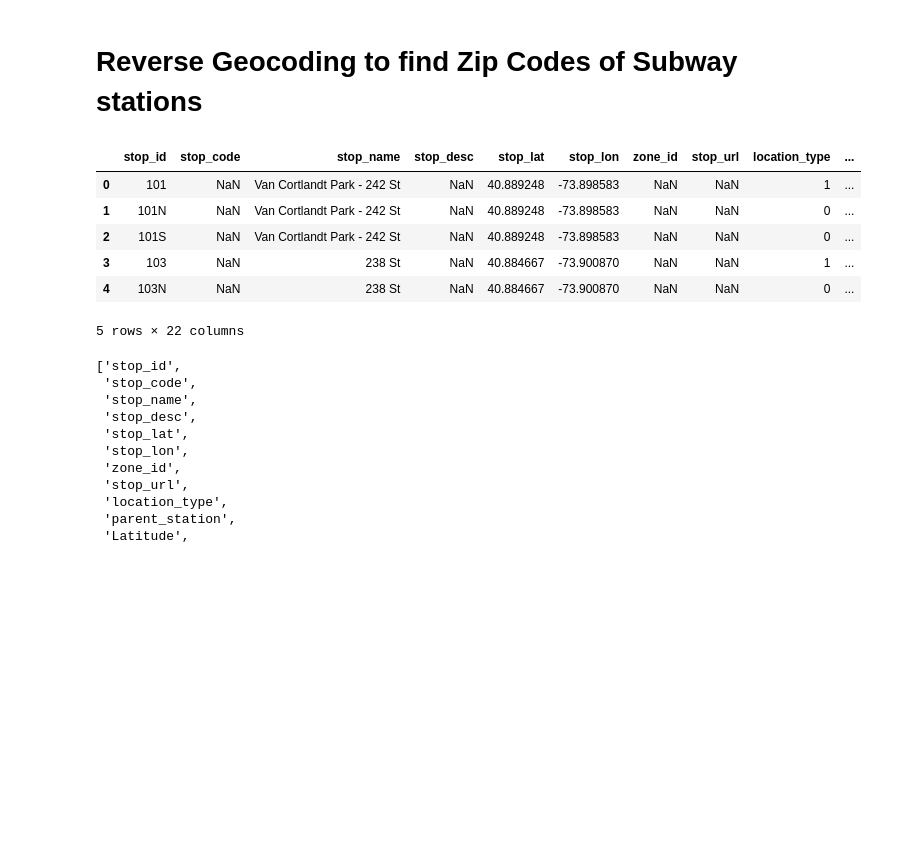
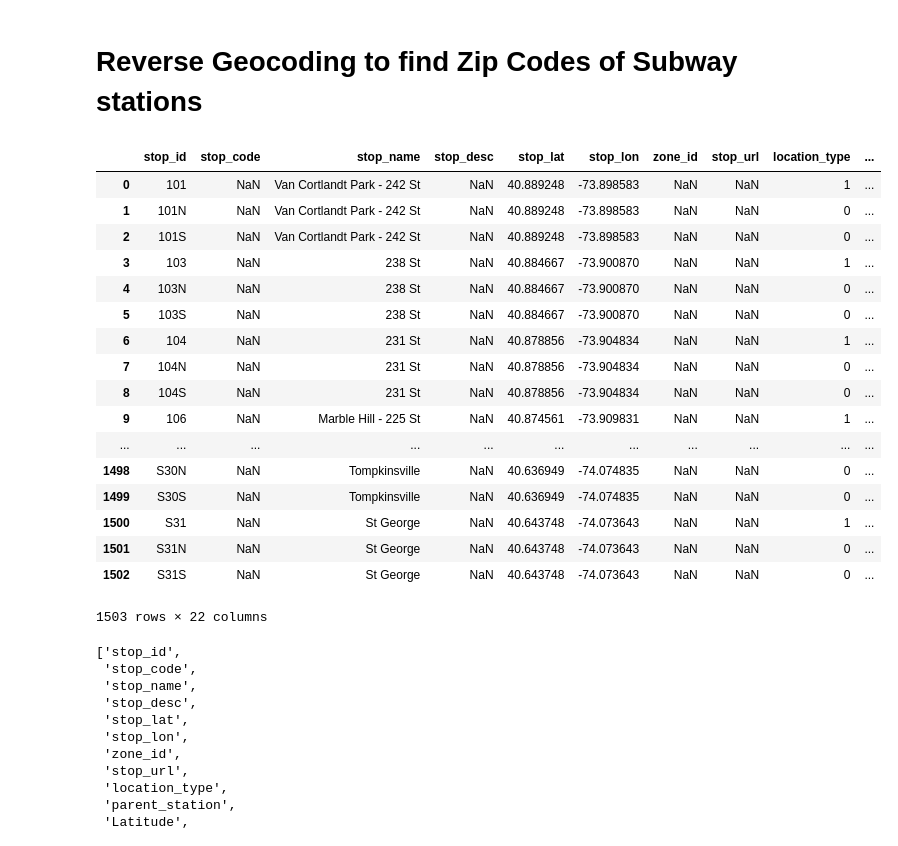
Before and after one commit to SuSu02202020/Final-Project, a Jupyter notebook: GeoLocation_Merged_Turnstile.ipynb, the cells around one changed output. Saved outputs shown, nothing was run; the diff lists cells and outputs as text; code cells hidden in the pictures; blank space fills up the shorter version.

```diff
--- a/GeoLocation_Merged_Turnstile.ipynb
+++ b/GeoLocation_Merged_Turnstile.ipynb
@@ -168,15 +226,26 @@ merged_turnstile_geo["Station"].nunique()
 # Reverse Geocoding to find Zip Codes of Subway stations
 # %%
 df_zicode= pd.read_csv("Resources/geo_to_zipcode.csv", low_memory=False)
-df_zicode.head()
+df_zicode
 # %% [output]
 |  | stop_id | stop_code | stop_name | stop_desc | stop_lat | stop_lon | zone_id | stop_url | location_type | ... |
 | 0 | 101 | NaN | Van Cortlandt Park - 242 St | NaN | 40.889248 | -73.898583 | NaN | NaN | 1 | ... |
 | 1 | 101N | NaN | Van Cortlandt Park - 242 St | NaN | 40.889248 | -73.898583 | NaN | NaN | 0 | ... |
 | 2 | 101S | NaN | Van Cortlandt Park - 242 St | NaN | 40.889248 | -73.898583 | NaN | NaN | 0 | ... |
 | 3 | 103 | NaN | 238 St | NaN | 40.884667 | -73.900870 | NaN | NaN | 1 | ... |
 | 4 | 103N | NaN | 238 St | NaN | 40.884667 | -73.900870 | NaN | NaN | 0 | ... |
+| 5 | 103S | NaN | 238 St | NaN | 40.884667 | -73.900870 | NaN | NaN | 0 | ... |
+| 6 | 104 | NaN | 231 St | NaN | 40.878856 | -73.904834 | NaN | NaN | 1 | ... |
+| 7 | 104N | NaN | 231 St | NaN | 40.878856 | -73.904834 | NaN | NaN | 0 | ... |
+| 8 | 104S | NaN | 231 St | NaN | 40.878856 | -73.904834 | NaN | NaN | 0 | ... |
+| 9 | 106 | NaN | Marble Hill - 225 St | NaN | 40.874561 | -73.909831 | NaN | NaN | 1 | ... |
+| ... | ... | ... | ... | ... | ... | ... | ... | ... | ... | ... |
+| 1498 | S30N | NaN | Tompkinsville | NaN | 40.636949 | -74.074835 | NaN | NaN | 0 | ... |
+| 1499 | S30S | NaN | Tompkinsville | NaN | 40.636949 | -74.074835 | NaN | NaN | 0 | ... |
+| 1500 | S31 | NaN | St George | NaN | 40.643748 | -74.073643 | NaN | NaN | 1 | ... |
+| 1501 | S31N | NaN | St George | NaN | 40.643748 | -74.073643 | NaN | NaN | 0 | ... |
+| 1502 | S31S | NaN | St George | NaN | 40.643748 | -74.073643 | NaN | NaN | 0 | ... |
-5 rows × 22 columns
+1503 rows × 22 columns
 # %%
 list(df_zicode)
 # %% [output]
```
Also changed, not shown: parts of 63 cells of this notebook, 1 other file.
